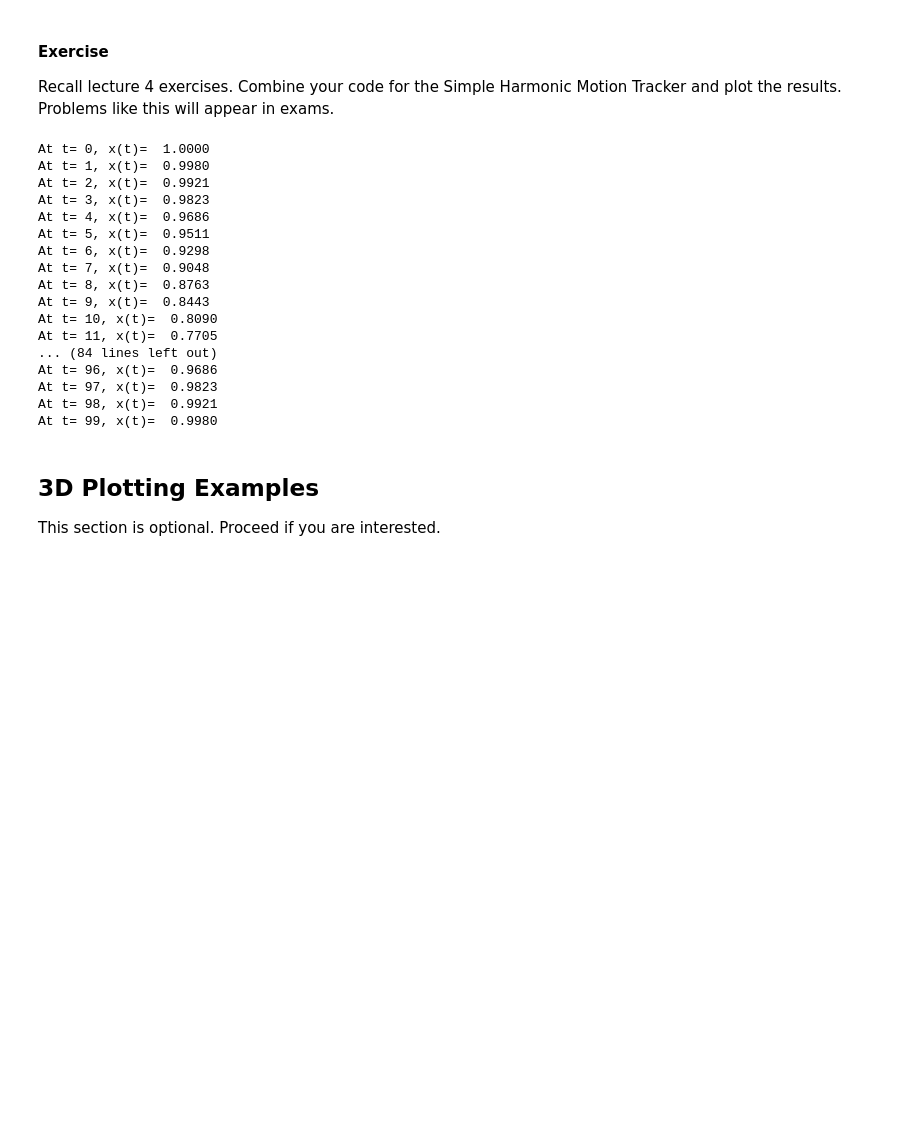
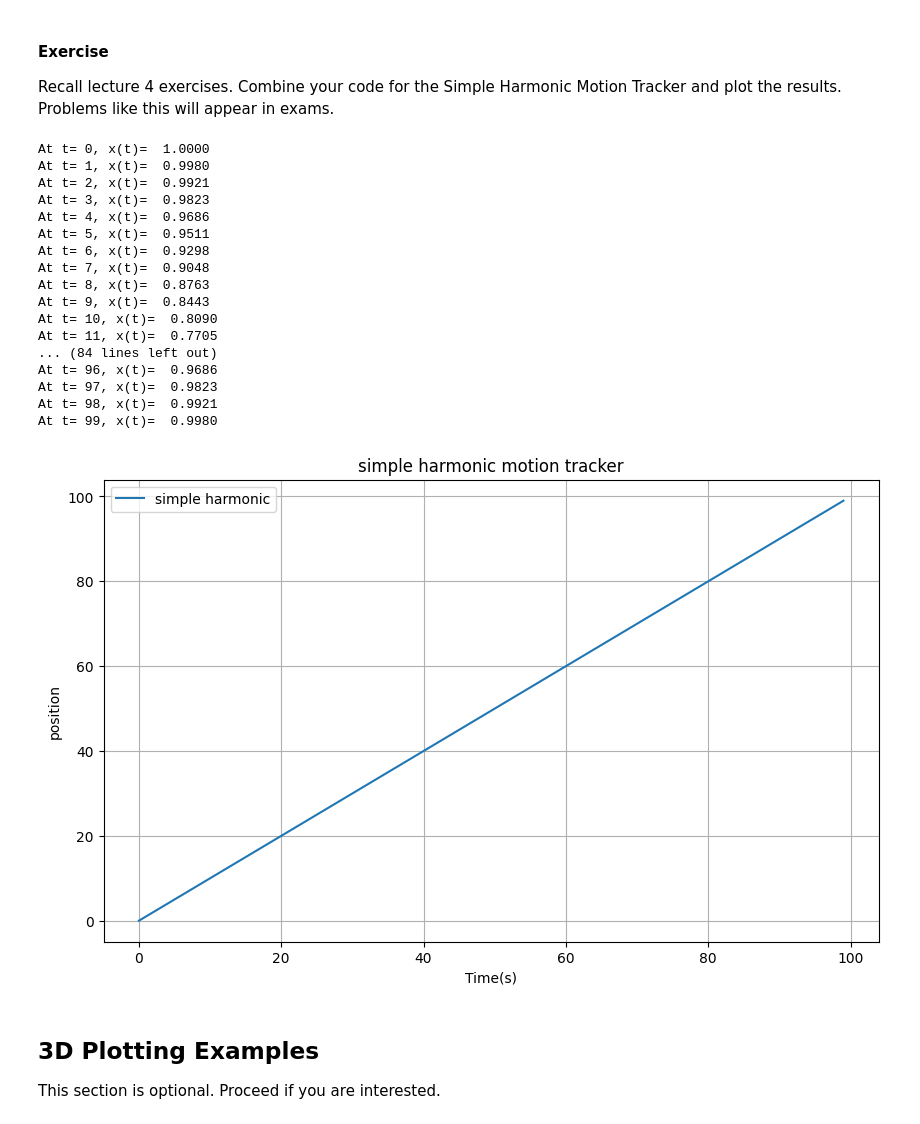
Before and after one commit to sshashkina/Engineering-Methods, a Jupyter notebook: Lecture 6_python_plotting.ipynb, the cells around one changed output. Saved outputs shown, nothing was run; the diff lists cells and outputs as text; code cells hidden in the pictures; blank space fills up the shorter version.

```diff
--- a/Lecture 6_python_plotting.ipynb
+++ b/Lecture 6_python_plotting.ipynb
@@ -258,35 +405,49 @@ Problems like this will appear in exams.
 # %%
 # Your code here
 import math
+import matplotlib.pyplot as plt
 
 A = 1  # amplitude in meters
 frequency = 0.01 # in Hz
 omega = 2 * math.pi * frequency  # angular frequency in rad/s
 time_steps = range(0, 100)  # time from 0 to xx seconds. You can change xx.
+positions = []
 
 # Loop through time steps
 for t in time_steps:
     # Your code here
     x = A * math.cos(omega * t)
     print(f"At t= {t}, x(t)= {x: .4f}")
+
+plt.figure(figsize=(10,6))
+plt.plot(time_steps, label="simple harmonic")
+
+plt.title("simple harmonic motion tracker")
+plt.xlabel('Time(s)')
+plt.ylabel("position")
+plt.grid(True)
+plt.legend()
+
+plt.show()
 # %% [output]
 At t= 0, x(t)=  1.0000
 At t= 1, x(t)=  0.9980
 At t= 2, x(t)=  0.9921
 At t= 3, x(t)=  0.9823
 At t= 4, x(t)=  0.9686
 At t= 5, x(t)=  0.9511
 At t= 6, x(t)=  0.9298
 At t= 7, x(t)=  0.9048
 At t= 8, x(t)=  0.8763
 At t= 9, x(t)=  0.8443
 At t= 10, x(t)=  0.8090
 At t= 11, x(t)=  0.7705
 ... (84 lines left out)
 At t= 96, x(t)=  0.9686
 At t= 97, x(t)=  0.9823
 At t= 98, x(t)=  0.9921
 At t= 99, x(t)=  0.9980
+[figure, added]
 # %% [markdown]
 ## 3D Plotting Examples
 This section is optional. Proceed if you are interested.
```
Also changed, not shown: parts of 13 cells of this notebook.
